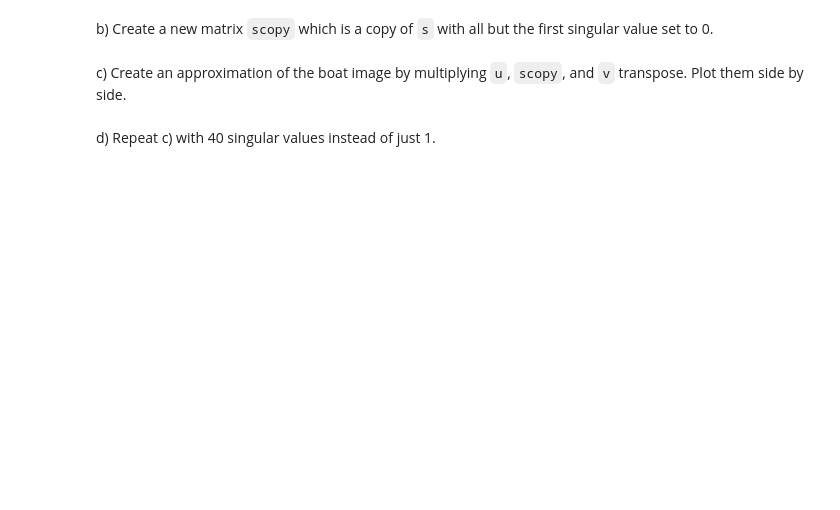
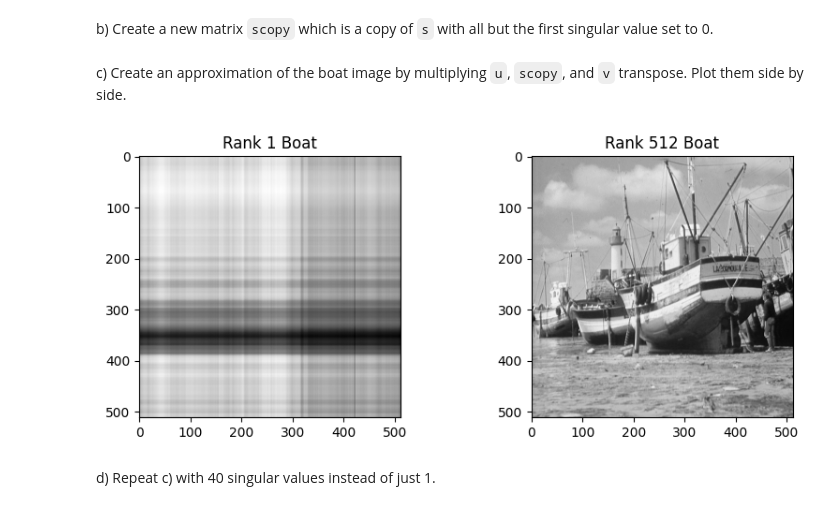
Before and after one commit to diavillalpando/CS506_Worksheets, a Jupyter notebook: worksheet_10.ipynb, the cells around one changed output. Saved outputs shown, nothing was run; the diff lists cells and outputs as text; code cells hidden in the pictures; blank space fills up the shorter version.

```diff
--- a/worksheet_10.ipynb
+++ b/worksheet_10.ipynb
@@ -103,16 +108,18 @@ scopy = ...
 # %% [markdown]
 c) Create an approximation of the boat image by multiplying `u`, `scopy`, and `v` transpose. Plot them side by side.
 # %%
-boat_app = ...
+boat_app = u.dot(np.diag(scopy)).dot(vt)
 
 plt.figure(figsize=(9,6))
 plt.subplot(1,2,1)
 plt.imshow(boat_app, cmap = cm.Greys_r)
 plt.title('Rank 1 Boat')
 plt.subplot(1,2,2)
 plt.imshow(boat, cmap = cm.Greys_r)
 plt.title('Rank 512 Boat')
 _ = plt.subplots_adjust(wspace=0.5)
 plt.show()
+# %% [output]
+[figure, added]
 # %% [markdown]
 d) Repeat c) with 40 singular values instead of just 1.
```
Also changed, not shown: parts of 10 cells of this notebook, 1 other file.
